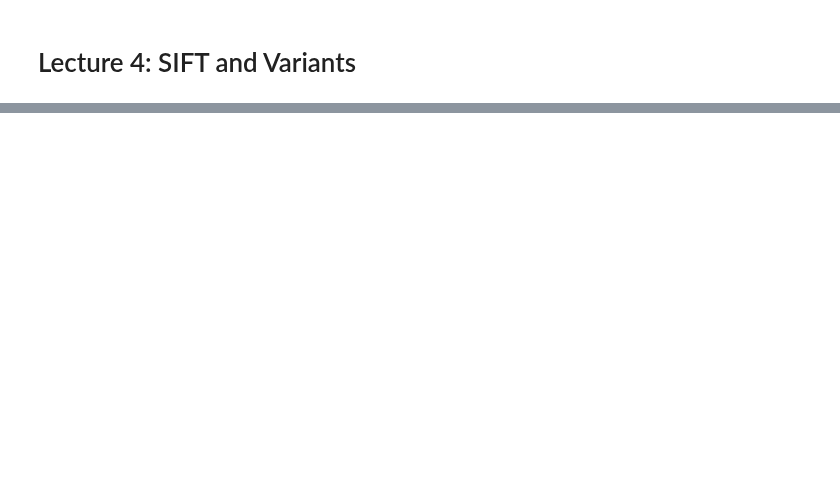
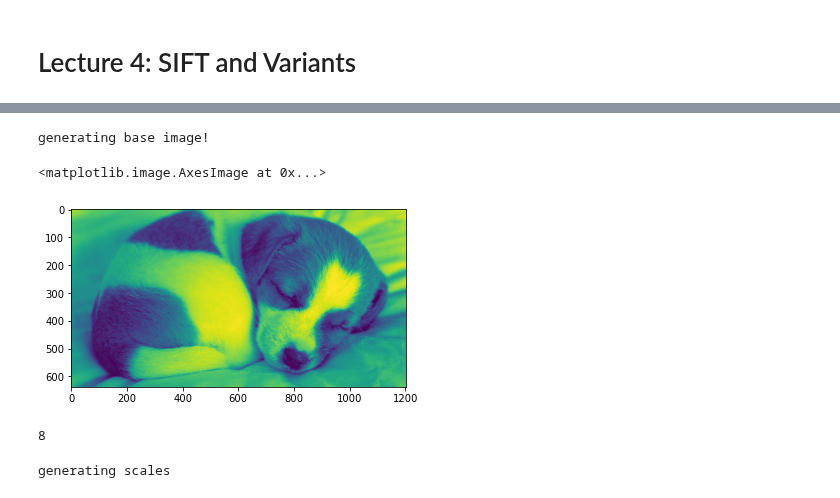
Before and after one commit to DL4CV-NPTEL/Deep-Learning-For-Computer-Vision, a Jupyter notebook: notebooks/Week_2/Week_2_Lecture_4.ipynb, the cells around one changed output, grey strips where cells are left out. Drawn from its saved outputs; the diff is of its cells as text; code cells hidden in the pictures; blank space fills up the shorter version.

```diff
--- a/notebooks/Week_2/Week_2_Lecture_4.ipynb
+++ b/notebooks/Week_2/Week_2_Lecture_4.ipynb
@@ -28,0 +70,35 @@ IPyDisplay.HTML(
+# %%
+def generateBaseImage(image, sigma, assumed_blur):
+    """
+    Generate base image from input image by upsampling by 2 in both directions and blurring
+    Basically, this function doubles the input image in size and applies gaussian blur
+
+
+    reference : https://math.stackexchange.com/questions/3159846/what-is-the-resulting-sigma-after-applying-successive-gaussian-blur
+    """
+    print('generating base image!')
+    image = resize(image, (0, 0), fx=2, fy=2, interpolation=INTER_LINEAR)
+    sigma_diff = sqrt(max((sigma ** 2) - ((2 * assumed_blur) ** 2), 0.01))
+    return GaussianBlur(image, (0, 0), sigmaX=sigma_diff, sigmaY=sigma_diff)  # the image blur is now sigma instead of assumed_blur
+# %%
+from cv2 import imread
+from numpy import asarray
+
+imread
+
+img = imread('dog.jpeg', 0)
+# numpy_img = asarray(img)
+numpy_img = img.astype('float32')
+# %%
+
+base_img = generateBaseImage(numpy_img, 0.5, 0.5)
+# %% [output]
+generating base image!
+# %%
+from matplotlib.pyplot import imshow
+import matplotlib.pyplot as plt
+
+imshow(base_img)
+# %% [output]
+<matplotlib.image.AxesImage at 0x...>
+[figure, added]
@@ -28,0 +113,4 @@ IPyDisplay.HTML(
+# %%
+num_oct
+# %% [output]
+8
@@ -28,0 +134,4 @@ IPyDisplay.HTML(
+# %%
+gaussian_kernels = generateGaussianKernels(1.6, 3)
+# %% [output]
+generating scales
```
Also changed, not shown: parts of 63 cells of this notebook.
